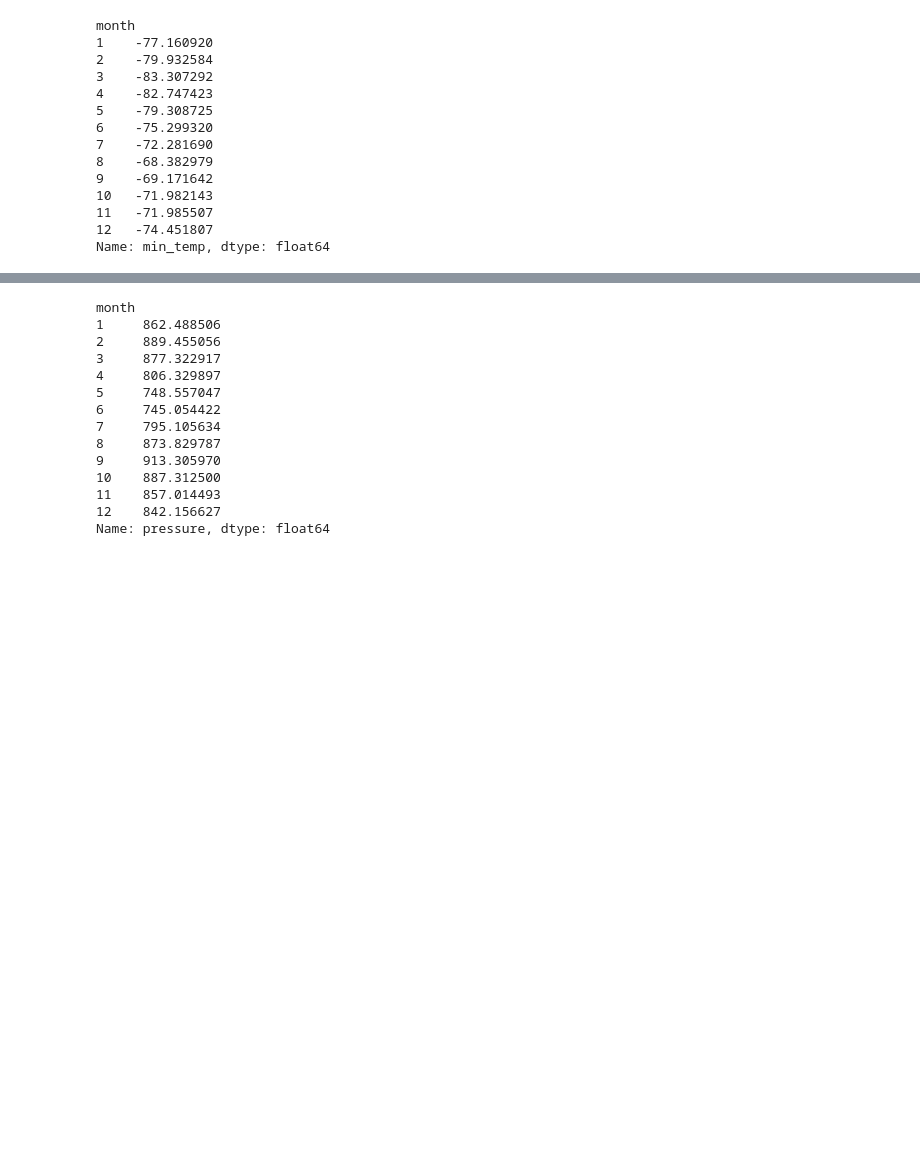
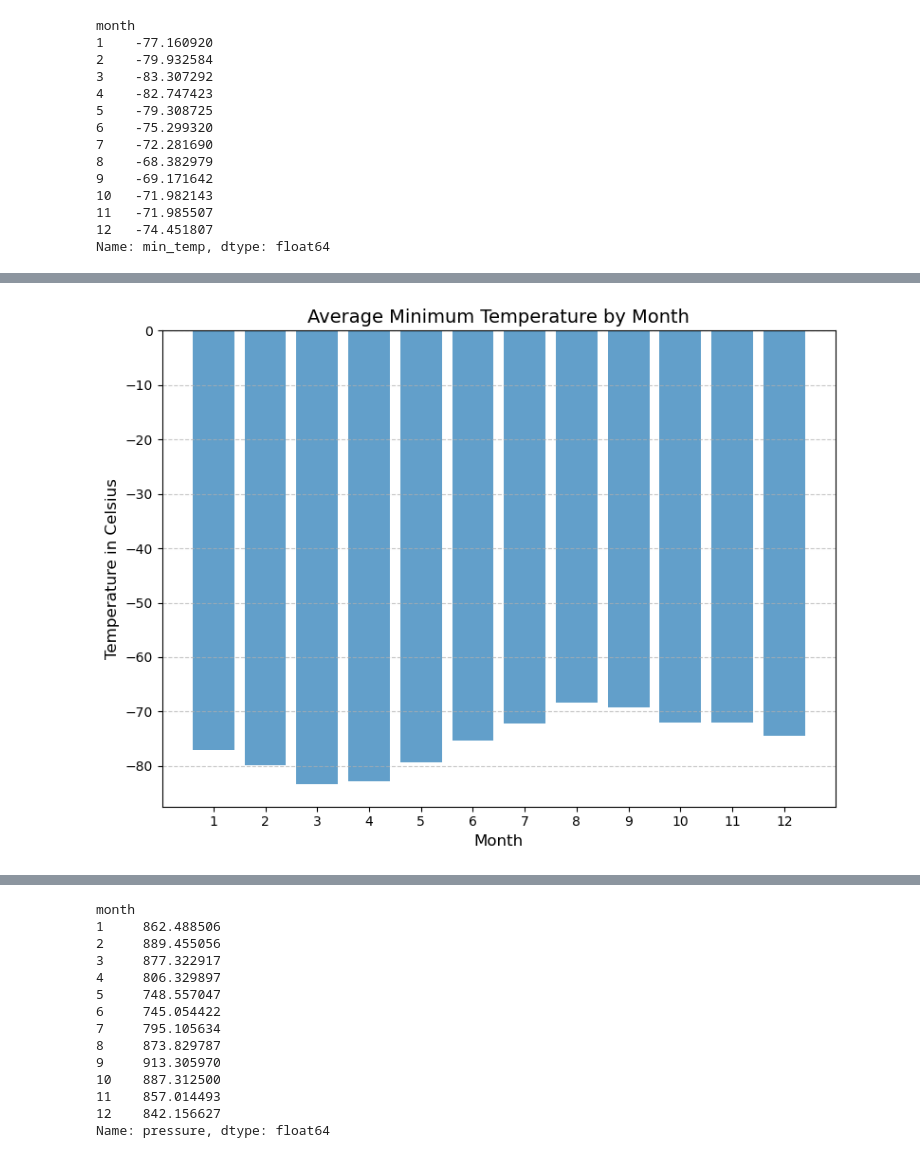
Before and after one commit to AzaniaHH/Module-11-Data-Collection-Challenge, a Jupyter notebook: part_2_mars_weather.ipynb, the cells around one changed output, grey strips where cells are left out. Saved outputs shown, nothing was run; the diff lists cells and outputs as text; code cells hidden in the pictures; blank space fills up the shorter version.

```diff
--- a/part_2_mars_weather.ipynb
+++ b/part_2_mars_weather.ipynb
@@ -146,0 +166,14 @@ Name: min_temp, dtype: float64
+# %%
+# Plot the average minimum temperature by month
+average_min_temp_by_month = mars_weather_df.groupby('month')['min_temp'].mean()
+plt.figure(figsize=(8, 6))
+plt.bar(average_min_temp_by_month.index, average_min_temp_by_month.values, alpha=0.7)
+plt.title('Average Minimum Temperature by Month', fontsize=14)
+plt.xlabel('Month', fontsize=12)
+plt.ylabel('Temperature in Celsius', fontsize=12)
+plt.xticks(average_min_temp_by_month.index, fontsize=10, rotation=0)
+plt.grid(axis='y', linestyle='--', alpha=0.7)
+plt.tight_layout()
+plt.show()
+# %% [output]
+[figure, added]
```
Also changed, not shown: parts of 24 cells of this notebook.
